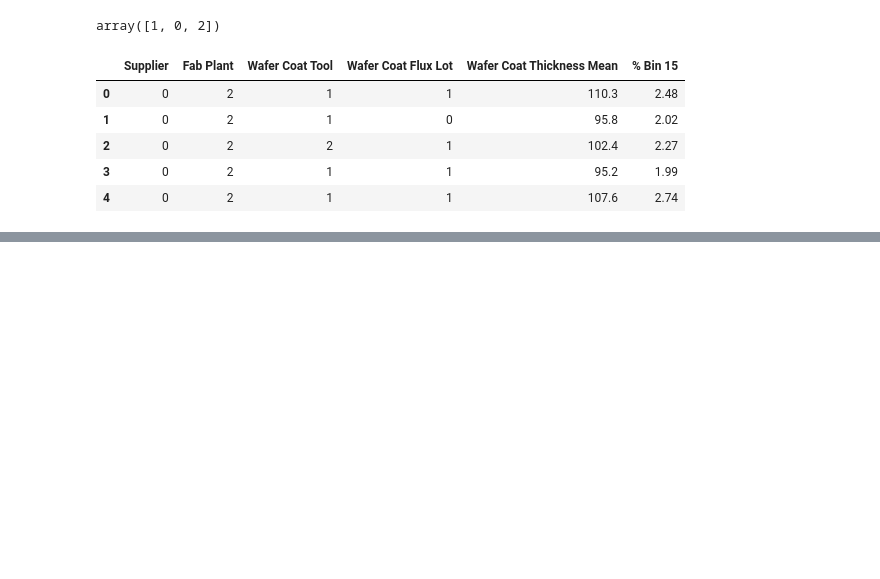
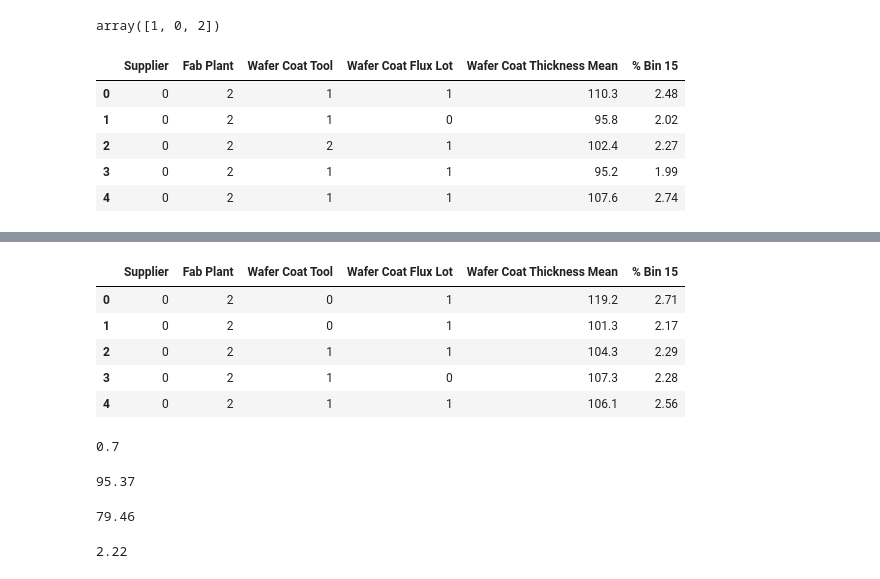
Before and after one commit to aimanroslii/Bin15Prediction, a Jupyter notebook: src/bin15Prediction.ipynb, the cells around one changed output, grey strips where cells are left out. Cells and saved outputs as stored; diff of their text form; code cells hidden in the pictures; blank space fills up the shorter version.

Commit message:
Completed data modelling and prediction and create pickle file
Signed-off-by: Aiman Rosli <aimanrosli977@yahoo.com>

```diff
--- a/src/bin15Prediction.ipynb
+++ b/src/bin15Prediction.ipynb
@@ -281,0 +312,57 @@ X_test = test_df.drop
+# %%
+test_df.head()
+# %% [output]
+|  | Supplier | Fab Plant | Wafer Coat Tool | Wafer Coat Flux Lot | Wafer Coat Thickness Mean | % Bin 15 |
+| 0 | 0 | 2 | 0 | 1 | 119.2 | 2.71 |
+| 1 | 0 | 2 | 0 | 1 | 101.3 | 2.17 |
+| 2 | 0 | 2 | 1 | 1 | 104.3 | 2.29 |
+| 3 | 0 | 2 | 1 | 0 | 107.3 | 2.28 |
+| 4 | 0 | 2 | 1 | 1 | 106.1 | 2.56 |
+# %%
+#Linear Regression
+from sklearn.linear_model import LinearRegression
+from sklearn.metrics import mean_squared_error, mean_absolute_error, r2_score
+linear_reg = LinearRegression()
+linear_reg.fit(X_train, Y_train)
+Y_pred = linear_reg.predict(X_test)
+lr = round(linear_reg.score(X_train, Y_train) * 100, 2)
+lr
+# %% [output]
+0.7
+# %%
+#Decision Tree Regressor
+from sklearn.tree import DecisionTreeRegressor
+dec_tree_reg = DecisionTreeRegressor(random_state = 0)
+dec_tree_reg.fit(X_train, Y_train)
+Y_pred = dec_tree_reg.predict(X_test)
+dtr = round(dec_tree_reg.score(X_train, Y_train) * 100, 2)
+dtr
+# %% [output]
+95.37
+# %%
+#Random Forest Regressor
+from sklearn.ensemble import RandomForestRegressor
+random_forest_reg = RandomForestRegressor(random_state=0)
+random_forest_reg.fit(X_train, Y_train)
+Y_pred = random_forest_reg.predict(X_test)
+rfr = round(random_forest_reg.score(X_train, Y_train) * 100, 2)
+rfr
+# %% [output]
+79.46
+# %%
+#Grid Search CV
+from sklearn.model_selection import GridSearchCV
+
+max_depth = [None, 2,4,6,8,10,12]
+parameters = {"max_depth":max_depth}
+
+regressor = DecisionTreeRegressor(random_state=0)
+gs = GridSearchCV(regressor, parameters, scoring='neg_mean_squared_error')
+gs.fit(X_train, Y_train)
+regressor = gs.best_estimator_
+regressor.fit(X_train, Y_train)
+Y_pred_pred = regressor.predict(X_test)
+gscv = round(regressor.score(X_train, Y_train) * 100, 2)
+gscv
+# %% [output]
+2.22
```
Also changed, not shown: parts of 10 cells of this notebook, 1 other file.
